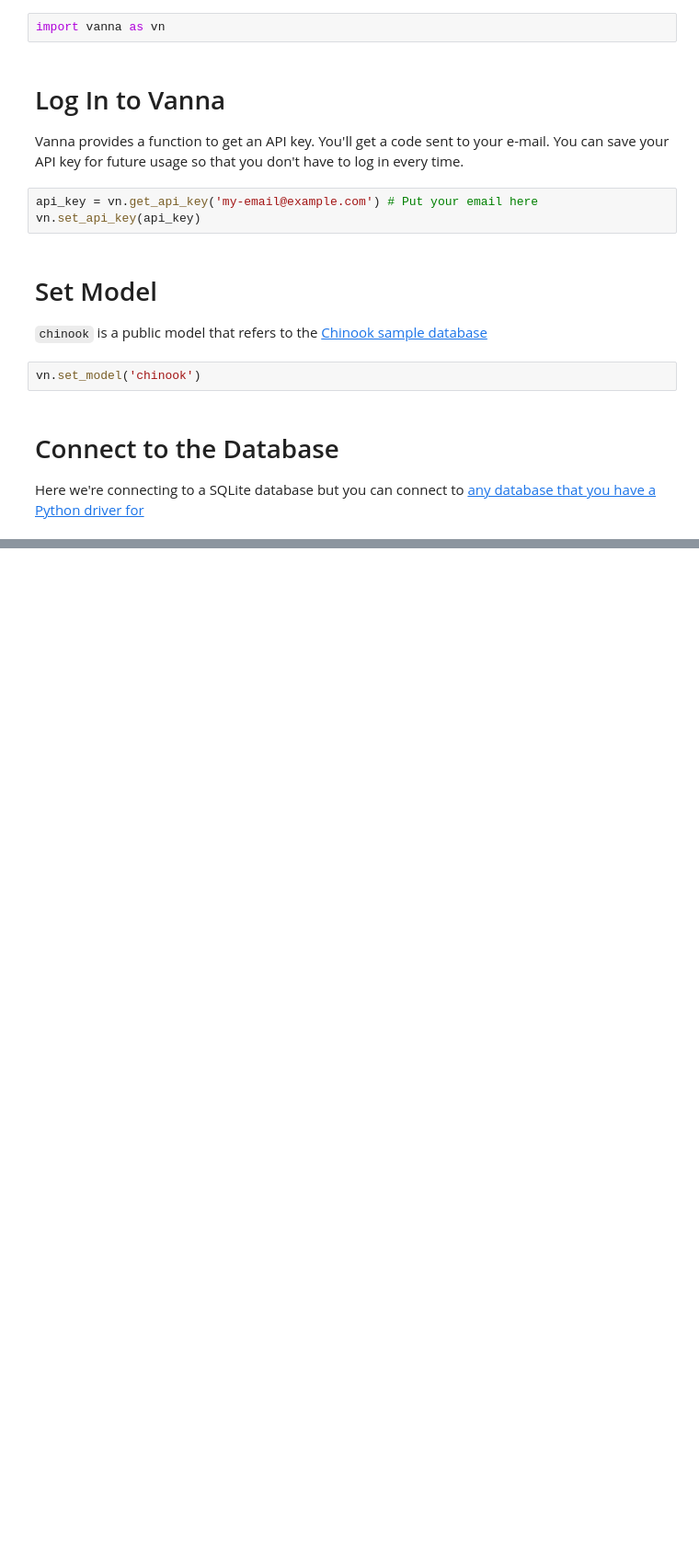
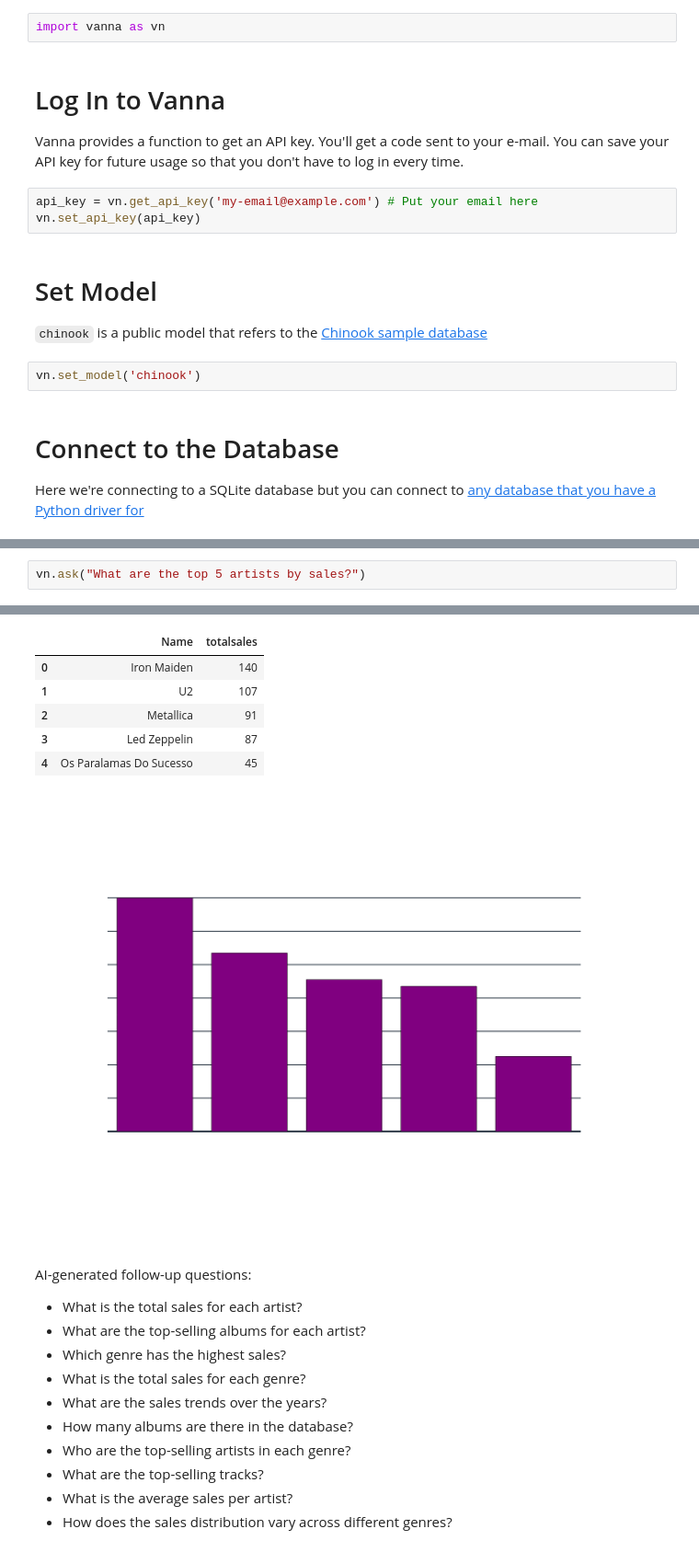
Before and after one commit to vanna-ai/vanna, a Jupyter notebook: notebooks/getting-started.ipynb, the cells around one changed output, grey strips where cells are left out. Shown at 92% size. Drawn from its saved outputs; the diff is of its cells as text; blank space fills up the shorter version.

```diff
--- a/notebooks/getting-started.ipynb
+++ b/notebooks/getting-started.ipynb
@@ -26,0 +30,3 @@ Here we're connecting to a SQLite database but you can connect to [any database
+# %%
+vn.ask("What are the top 5 artists by sales?")
+# %% [output]
@@ -26,0 +44,19 @@ Here we're connecting to a SQLite database but you can connect to [any database
+|  | Name | totalsales |
+| 0 | Iron Maiden | 140 |
+| 1 | U2 | 107 |
+| 2 | Metallica | 91 |
+| 3 | Led Zeppelin | 87 |
+| 4 | Os Paralamas Do Sucesso | 45 |
+[figure, added]
+AI-generated follow-up questions:
+
+* What is the total sales for each artist?
+* What are the top-selling albums for each artist?
+* Which genre has the highest sales?
+* What is the total sales for each genre?
+* What are the sales trends over the years?
+* How many albums are there in the database?
+* Who are the top-selling artists in each genre?
+* What are the top-selling tracks?
+* What is the average sales per artist?
+* How does the sales distribution vary across different genres?
```
Also changed, not shown: parts of 8 cells of this notebook, 4 other files.
